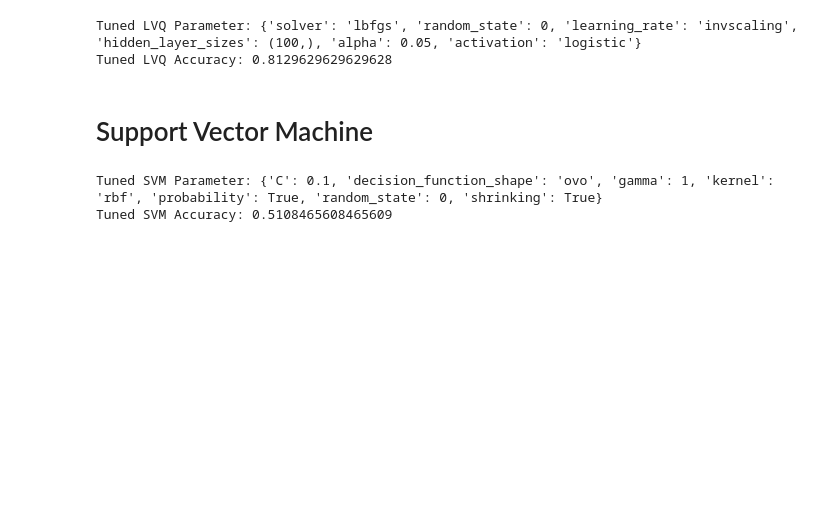
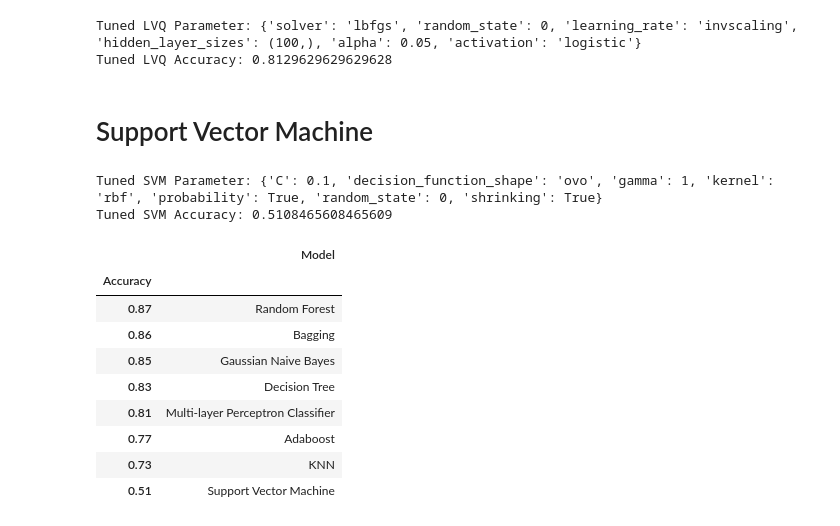
Before and after one commit to NimaZah/DN, a Jupyter notebook: DARWIN.ipynb, the cells around one changed output. Cells and saved outputs as stored; diff of their text form; code cells hidden in the pictures; blank space fills up the shorter version.

```diff
--- a/DARWIN.ipynb
+++ b/DARWIN.ipynb
@@ -329,6 +331,42 @@ print('Tuned SVM Accuracy: {}'.format(grid.best_score_))
 # %% [output]
 Tuned SVM Parameter: {'C': 0.1, 'decision_function_shape': 'ovo', 'gamma': 1, 'kernel': 'rbf', 'probability': True, 'random_state': 0, 'shrinking': True}
 Tuned SVM Accuracy: 0.5108465608465609
+# %%
+# create a table the summarize the results
+
+results = pd.DataFrame({'Model': [
+    'Decision Tree',
+    'Bagging',
+    'Adaboost',
+    'Random Forest',
+    'KNN',
+    'Gaussian Naive Bayes',
+    'Multi-layer Perceptron Classifier',
+    'Support Vector Machine',
+    ], 'Accuracy': [
+    0.83,
+    0.86,
+    0.77,
+    0.87,
+    0.73,
+    0.85,
+    0.81,
+    0.51,
+    ]})
+result_df = results.sort_values(by='Accuracy', ascending=False)
+result_df = result_df.set_index('Accuracy')
+result_df.head(9)
+# %% [output]
+|  | Model |
+| Accuracy |  |
+| 0.87 | Random Forest |
+| 0.86 | Bagging |
+| 0.85 | Gaussian Naive Bayes |
+| 0.83 | Decision Tree |
+| 0.81 | Multi-layer Perceptron Classifier |
+| 0.77 | Adaboost |
+| 0.73 | KNN |
+| 0.51 | Support Vector Machine |
 # %%
 # Visualize the accuracy of the models
 
```
Also changed, not shown: parts of 13 cells of this notebook.
